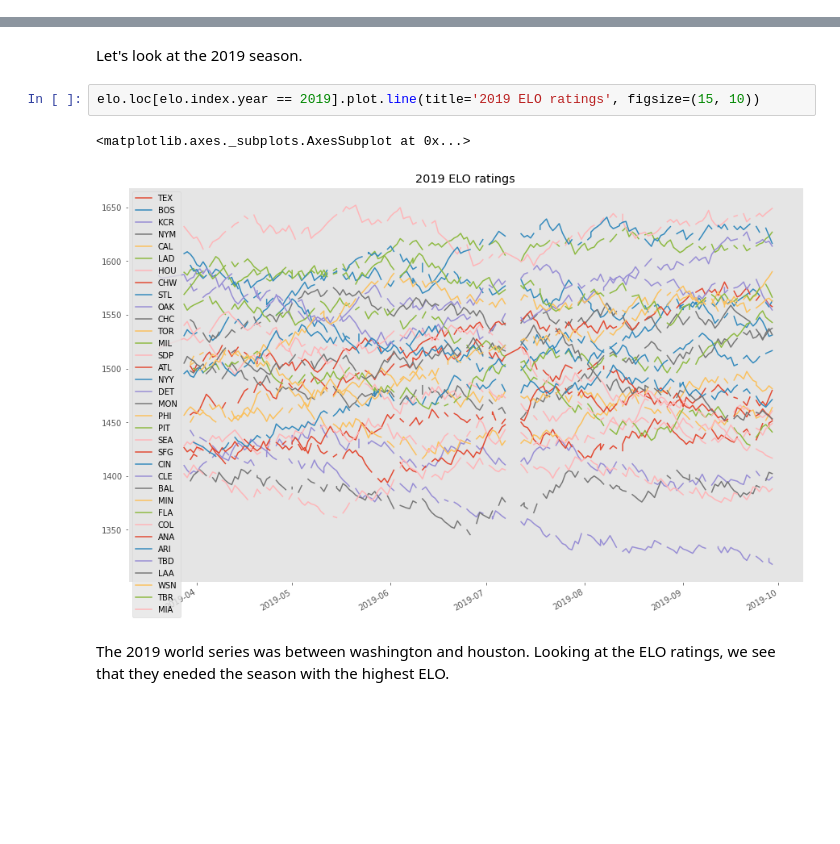
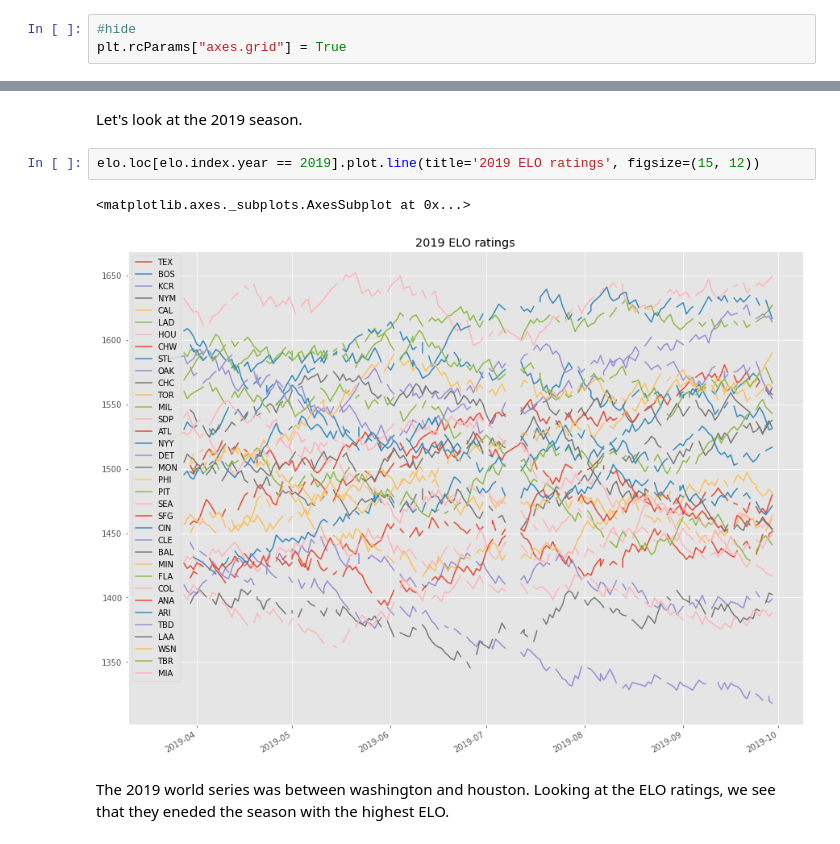
Before and after one commit to lanejere5/mlb, a Jupyter notebook: elo/ELO.ipynb, the cells around one changed output, grey strips where cells are left out. Drawn from its saved outputs; the diff is of its cells as text; blank space fills up the shorter version.

```diff
--- a/elo/ELO.ipynb
+++ b/elo/ELO.ipynb
@@ -495,4 +494,7 @@ accuracy_score(results['win'], results['pred'])
 # ELO dynamics
 
 Each team's ELO rating changes with time. Let's plot the ELO ratings to get a sense for how they are evolving.
+# %%
+#hide
+plt.rcParams["axes.grid"] = True
 # %%
@@ -508,10 +510,10 @@ elo[elo.index.year == 1990].plot.line(title='1990 ELO ratings', figsize=(20,15))
 # %% [markdown]
 Let's look at the 2019 season.
 # %%
-elo.loc[elo.index.year == 2019].plot.line(title='2019 ELO ratings', figsize=(15, 10))
+elo.loc[elo.index.year == 2019].plot.line(title='2019 ELO ratings', figsize=(15, 12))
 # %% [output]
 <matplotlib.axes._subplots.AxesSubplot at 0x...>
-[figure, old version]
+[figure, new version]
 # %% [markdown]
 The 2019 world series was between washington and houston. Looking at the ELO ratings, we see that they eneded the season with the highest ELO.
 # %%
```
Also changed, not shown: parts of 6 cells of this notebook.
